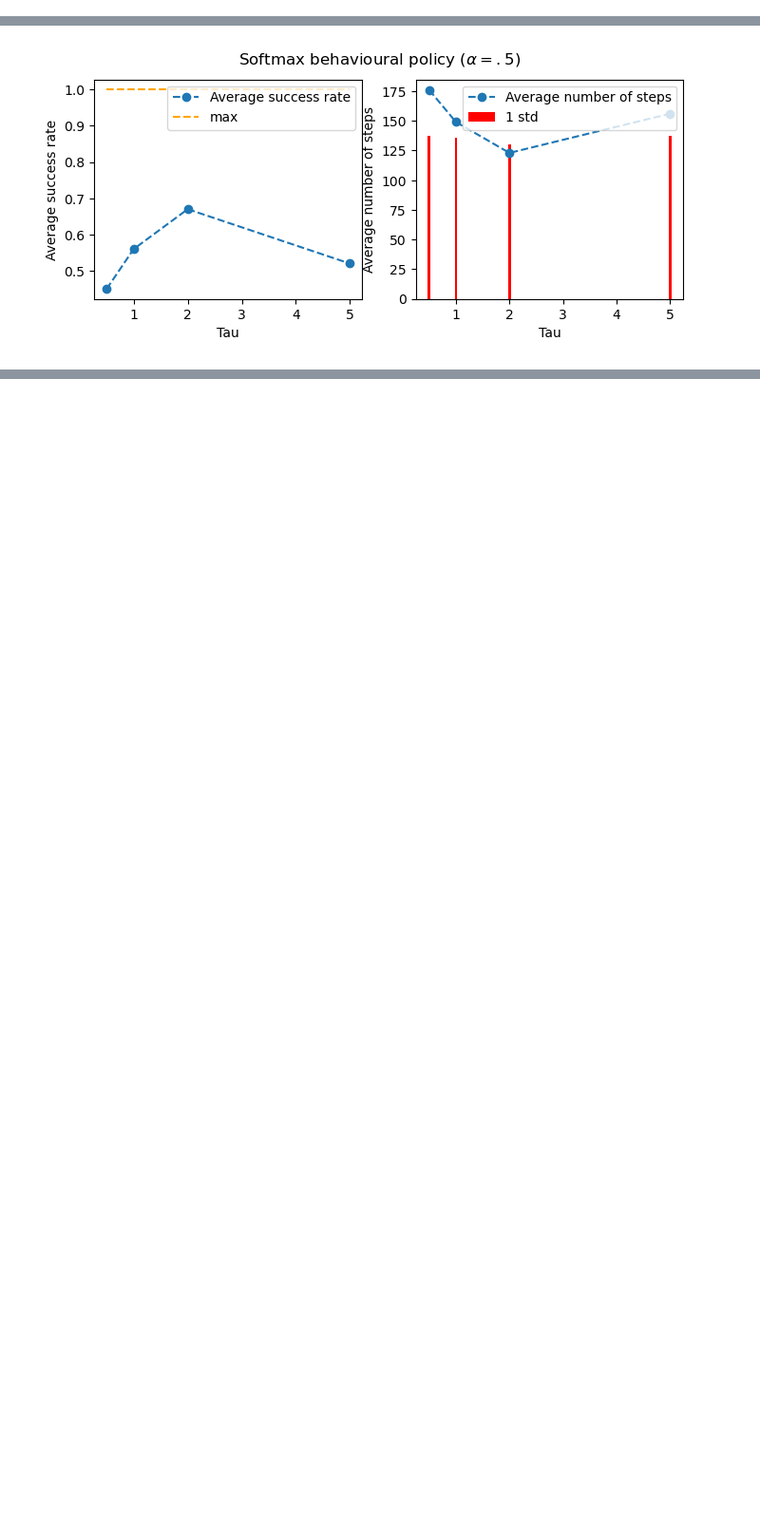
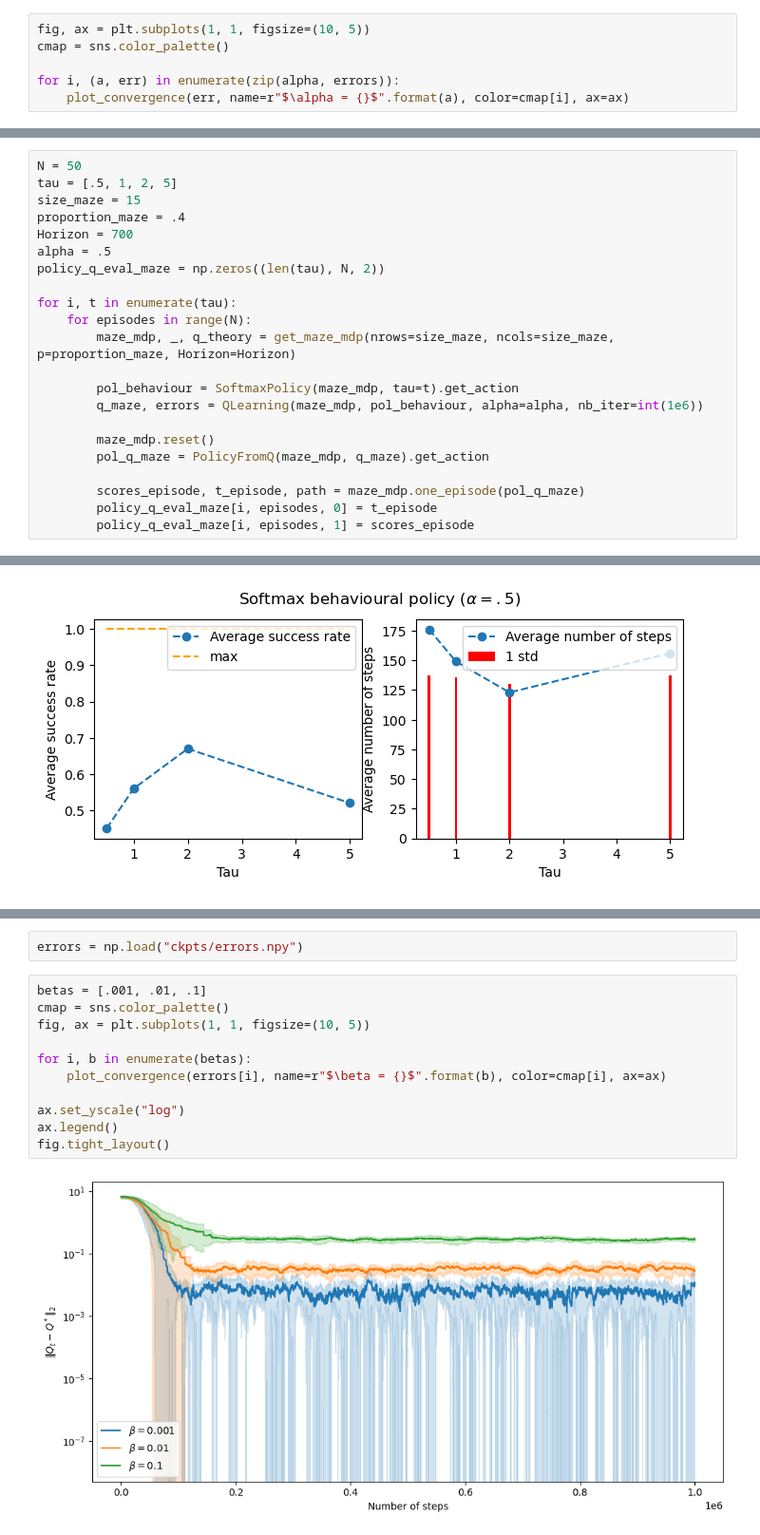
Before and after one commit to tms-gvd/lab_qlearning, a Jupyter notebook: results.ipynb, the cells around one changed output, grey strips where cells are left out. Shown at 95% size. Cells and saved outputs as stored; diff of their text form; blank space fills up the shorter version.

```diff
--- a/results.ipynb
+++ b/results.ipynb
@@ -111,2 +129,8 @@ plot_convergence(N=50, alpha=[.1, .3, .5, .7], tau=2, epsilon=.7, size_maze=15,
+# %%
+fig, ax = plt.subplots(1, 1, figsize=(10, 5))
+cmap = sns.color_palette()
+
+for i, (a, err) in enumerate(zip(alpha, errors)):
+    plot_convergence(err, name=r"$\alpha = {}$".format(a), color=cmap[i], ax=ax)
 # %% [markdown]
 ![lr.png](attachment:lr.png)
@@ -126,0 +169,22 @@ plot_effect_tau(N=50, tau = [.5, 1, 2, 5], size_maze=15, proportion_maze=.4, Hor
+# %%
+N = 50
+tau = [.5, 1, 2, 5]
+size_maze = 15
+proportion_maze = .4
+Horizon = 700
+alpha = .5
+policy_q_eval_maze = np.zeros((len(tau), N, 2))
+
+for i, t in enumerate(tau):
+    for episodes in range(N):
+        maze_mdp, _, q_theory = get_maze_mdp(nrows=size_maze, ncols=size_maze, p=proportion_maze, Horizon=Horizon)
+
+        pol_behaviour = SoftmaxPolicy(maze_mdp, tau=t).get_action
+        q_maze, errors = QLearning(maze_mdp, pol_behaviour, alpha=alpha, nb_iter=int(1e6))
+
+        maze_mdp.reset()
+        pol_q_maze = PolicyFromQ(maze_mdp, q_maze).get_action
+
+        scores_episode, t_episode, path = maze_mdp.one_episode(pol_q_maze)
+        policy_q_eval_maze[i, episodes, 0] = t_episode
+        policy_q_eval_maze[i, episodes, 1] = scores_episode
@@ -148,0 +242,15 @@ plot_effect_proportions(N=50, proportions = [.2, .3, .4, .5], tau=2, epsilon=.7,
+# %%
+errors = np.load("ckpts/errors.npy")
+# %%
+betas = [.001, .01, .1]
+cmap = sns.color_palette()
+fig, ax = plt.subplots(1, 1, figsize=(10, 5))
+
+for i, b in enumerate(betas):
+    plot_convergence(errors[i], name=r"$\beta = {}$".format(b), color=cmap[i], ax=ax)
+
+ax.set_yscale("log")
+ax.legend()
+fig.tight_layout()
+# %% [output]
+[figure, added]
```
Also changed, not shown: parts of 29 cells of this notebook, 11 other files.
